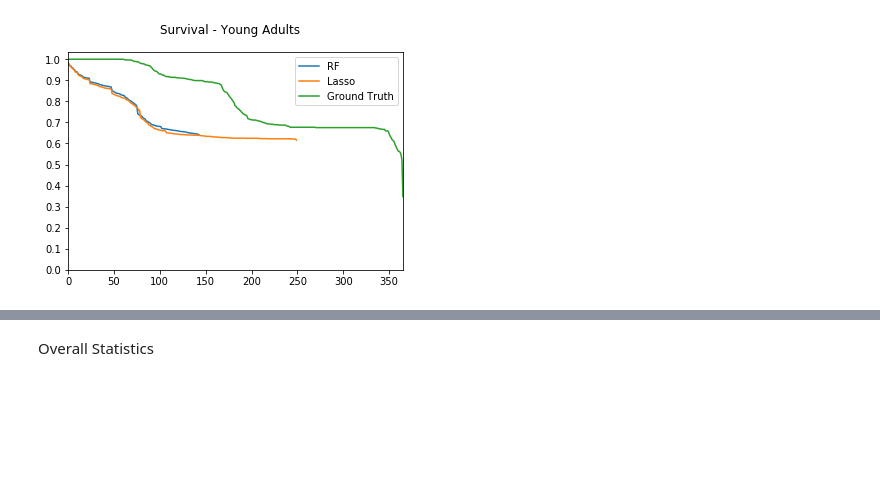
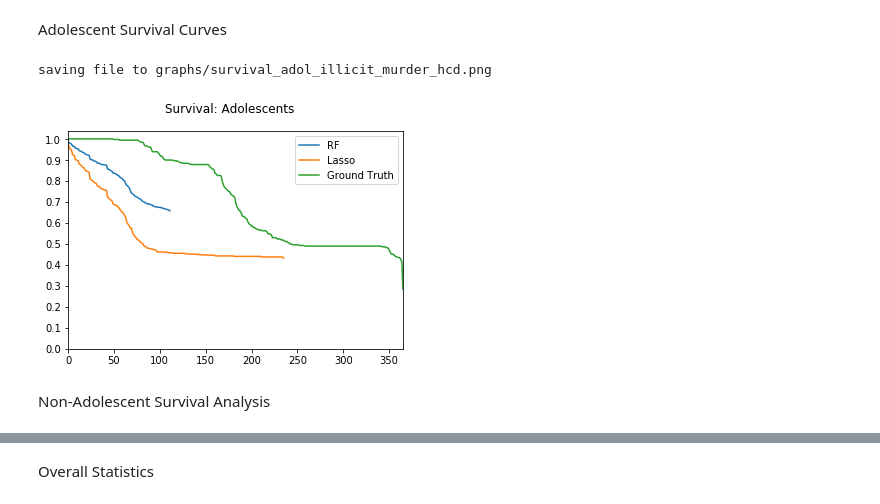
Before and after one commit to prathikr/CAIS_analysis_by_age_grouped, a Jupyter notebook: grouped/mvp_grouped_age.ipynb, the cells around one changed output, grey strips where cells are left out. Drawn from its saved outputs; the diff is of its cells as text; code cells hidden in the pictures; blank space fills up the shorter version.

```diff
--- a/grouped/mvp_grouped_age.ipynb
+++ b/grouped/mvp_grouped_age.ipynb
@@ -51,4 +98,0 @@ df.head()
-# %%
-# drop unnecessary columns
-df.drop(columns=['Unnamed: 0'], inplace=True)
-df.shape
@@ -56,0 +117,10 @@ df.shape
+# %%
+"""if INCLUDE_HCD:
+    df.dropna(subset=['hcd'], inplace=True) # drop rows without hcd feature
+    if CONTROL:
+        df.drop(columns=['hcd'], inplace=True)
+else:
+    df.drop(columns=['hcd'], inplace=True)"""
+
+df.dropna(subset=['%_U18g'], inplace=True) # drop rows without %_U18g feature
+df.shape
@@ -56,0 +129,13 @@ df.shape
+# %%
+# based on a domain expert (Jordan Davis) suggestions and recursive feature selection
+"""cols_to_use = ['adol', 'nonwhite_cd', 'prsatx_cd', 'gvsg_cd', 'CWSg_0_cd','srprobg_cd', 'dssg_0_cd', 'epsg_0_cd',
+               'adhdg_0_cd', 'cdsg_0_cd','cjsig_0_cd', 'srig_0_cd', 'SESg_0_cd', 'r4ag_0_cd','primsev_cd_2',
+               'primsev_cd_5', 'primsev_cd_6', 'murder_numg', 'hcd','Illicit_Days0','Illicit_Cens0']"""
+
+cols_to_use = ['adol', 'nonwhite_cd', 'prsatx_cd', 'gvsg_cd', 'CWSg_0_cd','srprobg_cd', 'dssg_0_cd', 'epsg_0_cd',
+               'adhdg_0_cd', 'cdsg_0_cd','cjsig_0_cd', 'srig_0_cd', 'SESg_0_cd', 'r4ag_0_cd','primsev_cd_2',
+               'primsev_cd_5', 'primsev_cd_6', 'murder_numg', '%_U18g', '%_female_householdg', '%_unemployedg',
+               '%_public_assistanceg', '%_povertyg','Illicit_Days0','Illicit_Cens0']
+
+df = df[cols_to_use]
+df.shape
@@ -273,11 +249,12 @@ Young Adult Survival Analysis
 # %%
-young_adult_features = df[df.adol == 0]
-young_adult_labels = young_adult_features[[censoring_var, predictor_var]]
-young_adult_features.drop(columns=[censoring_var, predictor_var], inplace=True)
+adol_data = df[df.adol == 1]
+adol_label = adol_data[[censoring_var, predictor_var]]
+adol_data.drop(columns=[censoring_var, predictor_var], inplace=True)
 
-X_train, X_test, y_train, y_test = train_test_split(young_adult_features, young_adult_labels, test_size=0.2)
+X_train, X_test, y_train, y_test = train_test_split(adol_data, adol_label, test_size=0.2)
 y_train_censored = Surv.from_arrays(y_train[censoring_var].copy(), y_train[predictor_var].copy()) # structured array to ensure censoring of 365 value
 y_test_censored = Surv.from_arrays(y_test[censoring_var].copy(), y_test[predictor_var].copy()) # structured array to ensure censoring of 365 value
 print(X_train.shape, y_train_censored.shape)
 print(X_test.shape, y_test_censored.shape)
+print(adol_data.shape, adol_label.shape)
 # %% [output]
@@ -415,22 +360,26 @@ display_side_by_side(non_adol_feature_importance, 4)
+# %% [markdown]
+Adolescent Survival Curves
 # %%
 pred_surv_rsf = rsf.predict_survival_function(X_test)
 pred_surv_rcr = rcr.predict_survival_function(X_test)
 # %%
 # display survival plot
-plt.suptitle('Survival - Young Adults')
+plt.suptitle('Survival: Adolescents')
 plt.plot(np.mean([person for person in pred_surv_rsf], axis=0), label='RF')
 plt.plot(np.mean([person.y for person in pred_surv_rcr], axis=0), label='Lasso')
 labels, temp = get_ground_truth(y_test)
 plt.plot(labels, temp, label='Ground Truth')
 plt.legend()
 plt.xlim(0, 365)
 plt.xticks(np.arange(0, 365, step=50))
 plt.yticks(np.arange(0, 1.1, step=0.1))
-if INCLUDE_MURDER:
-    fname = 'survival_young_adult_grouped_with_murder.png'
-else:
-    fname = 'survival_young_adult_grouped.png'
+
+fname = set_filename('survival_adol')
+
 plt.savefig(fname)
 plt.show()
 # %% [output]
+saving file to graphs/survival_adol_illicit_murder_hcd.png
-[figure, old version]
+[figure, new version]
+# %% [markdown]
+Non-Adolescent Survival Analysis
```
Also changed, not shown: parts of 55 cells of this notebook, 42 other files.
